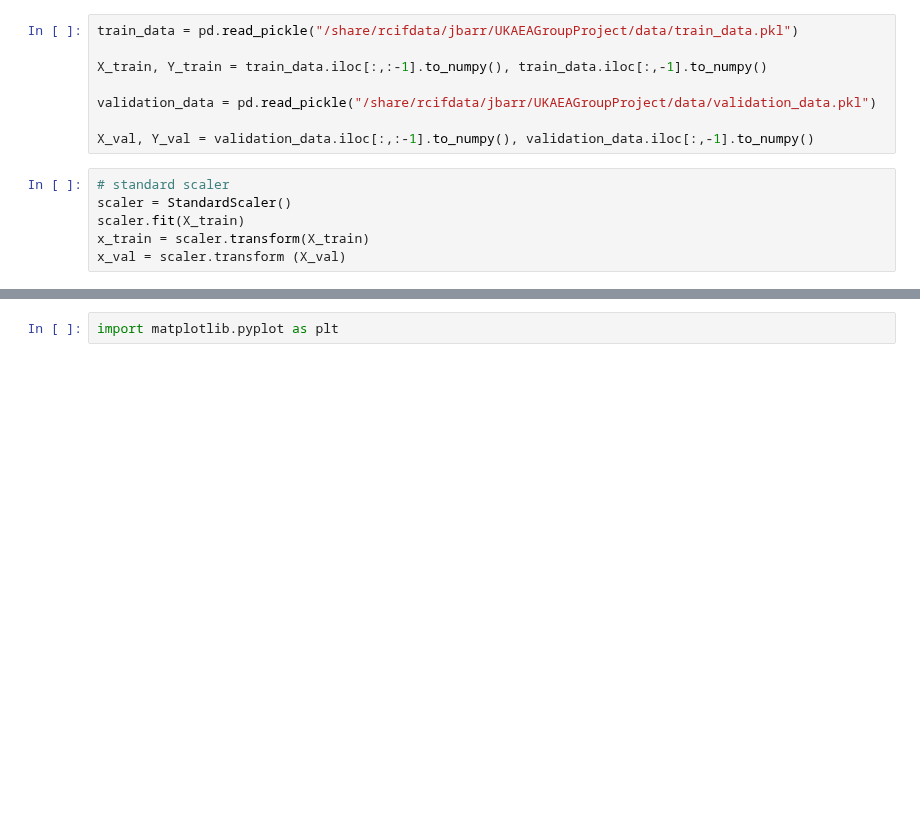
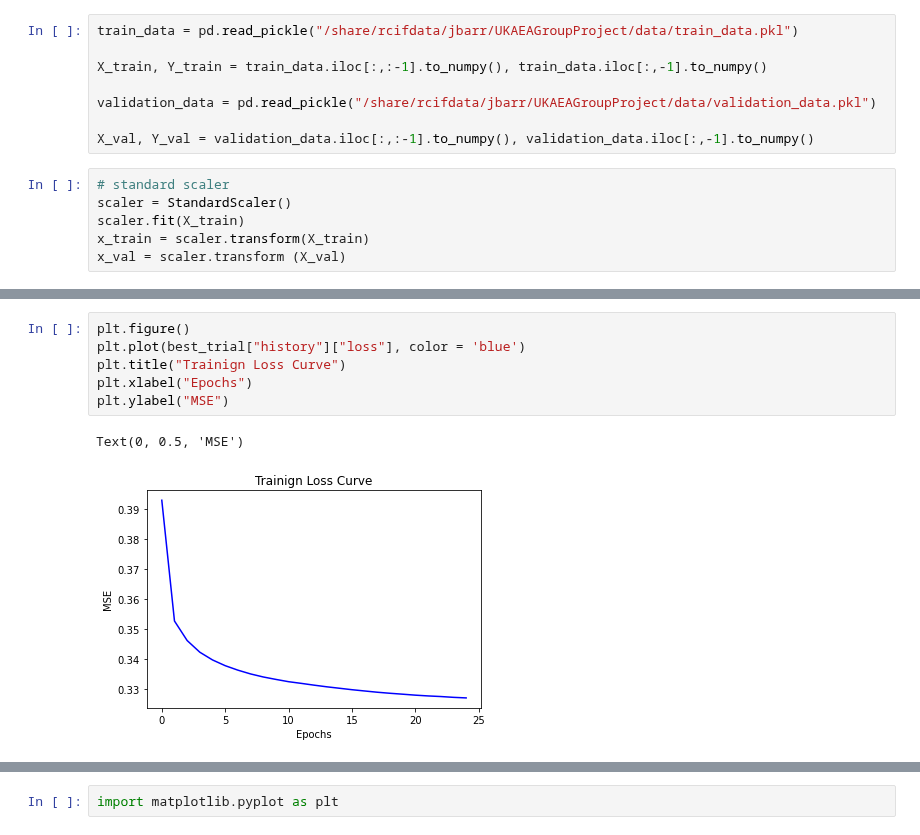
Before and after one commit to zcapjdb/UKAEAGroupProject, a Jupyter notebook: Classifier.ipynb, the cells around one changed output, grey strips where cells are left out. Saved outputs shown, nothing was run; the diff lists cells and outputs as text; blank space fills up the shorter version.

```diff
--- a/Classifier.ipynb
+++ b/Classifier.ipynb
@@ -128,0 +122,9 @@ def build_classifier(n_layers,nodes):
+# %%
+plt.figure()
+plt.plot(best_trial["history"]["loss"], color = 'blue')
+plt.title("Trainign Loss Curve")
+plt.xlabel("Epochs")
+plt.ylabel("MSE")
+# %% [output]
+Text(0, 0.5, 'MSE')
+[figure, added]
```
Also changed, not shown: parts of 28 cells of this notebook.
